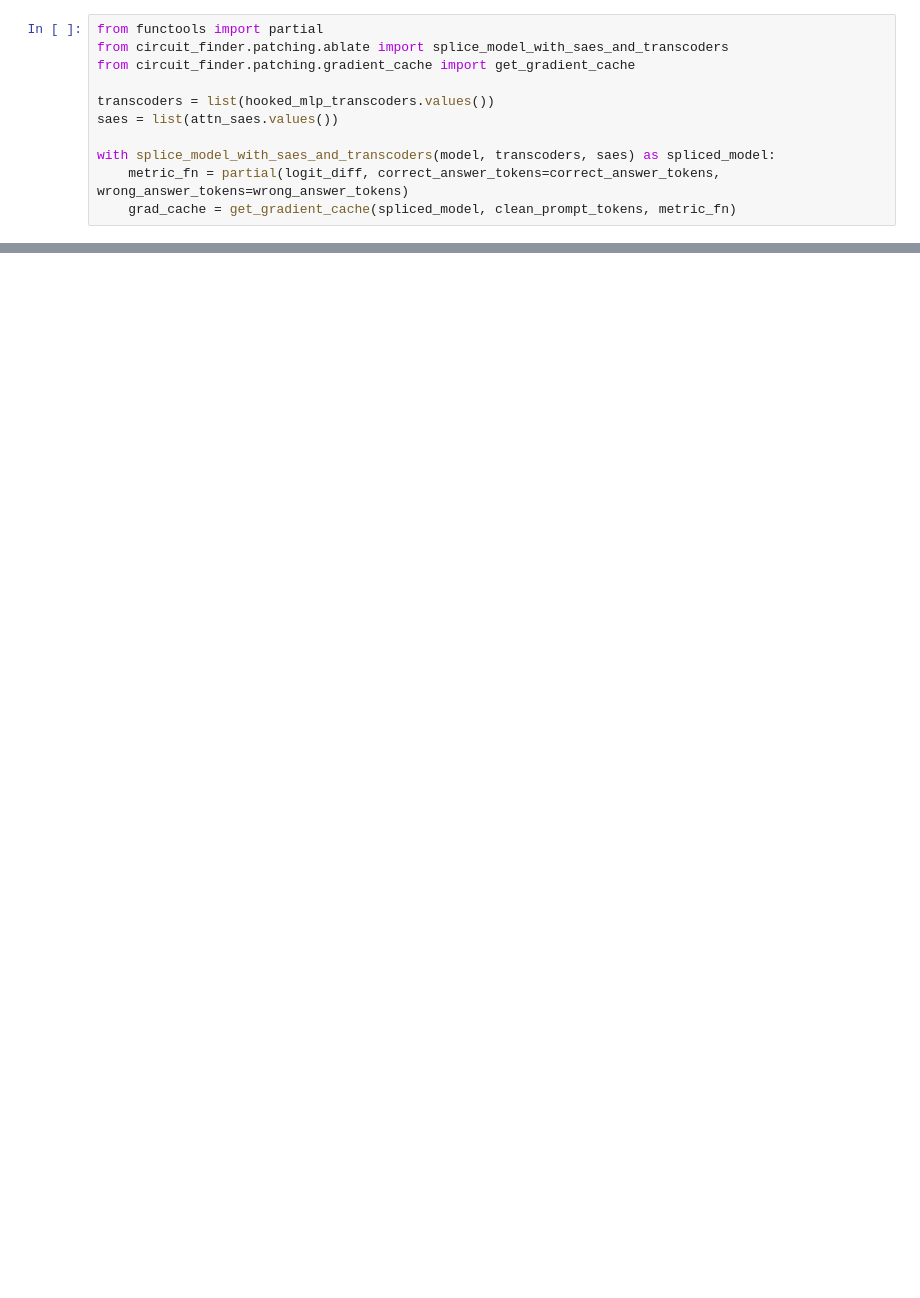
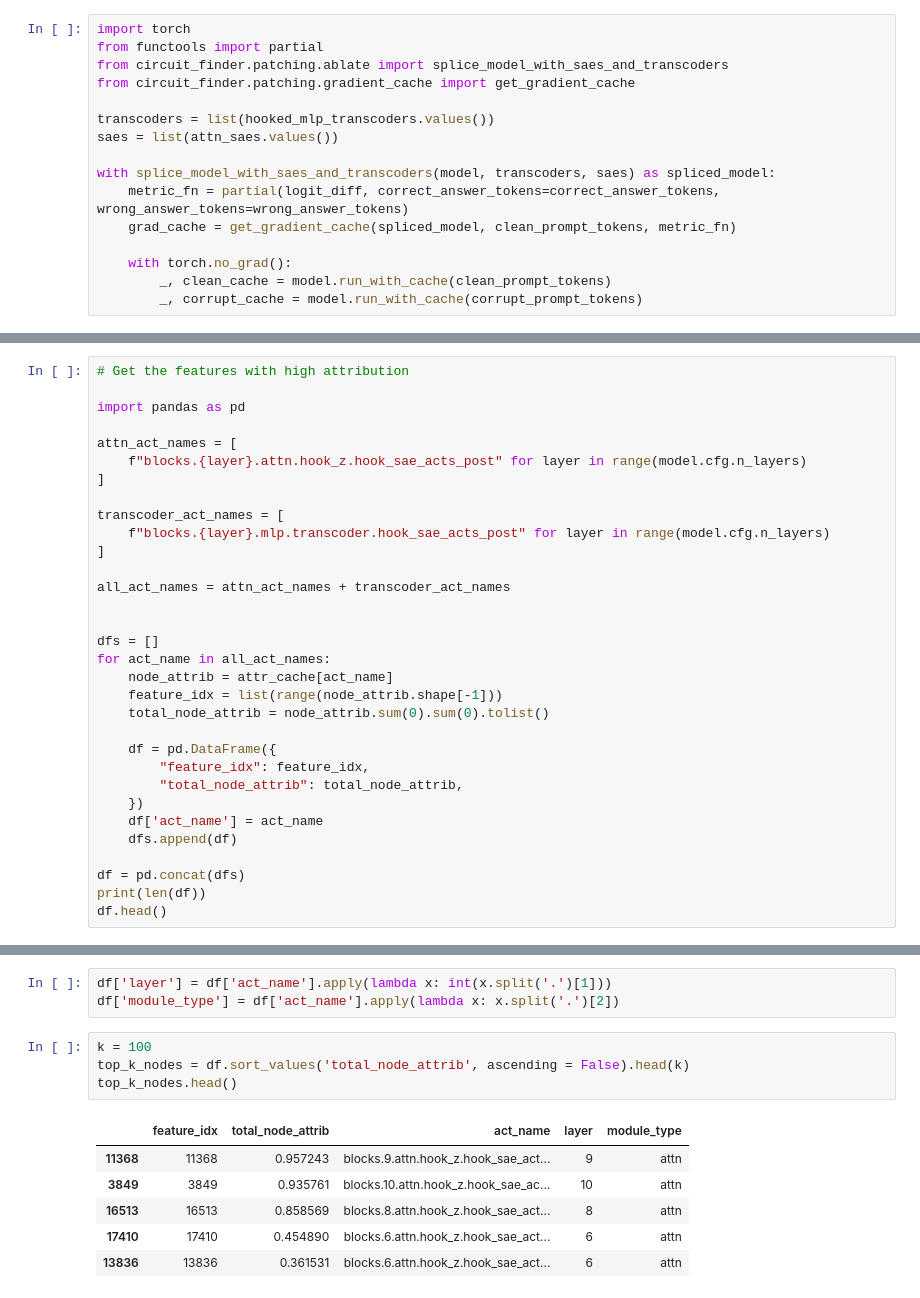
Before and after one commit to dtch1997/circuit-finder, a Jupyter notebook: circuit_finder/experiments/node_attributions.ipynb, the cells around one changed output, grey strips where cells are left out. Saved outputs shown, nothing was run; the diff lists cells and outputs as text; blank space fills up the shorter version.

Commit message:
round out experiment on node attribs

```diff
--- a/circuit_finder/experiments/node_attributions.ipynb
+++ b/circuit_finder/experiments/node_attributions.ipynb
@@ -30,6 +33,7 @@ print(logit_diff(model, clean_prompt_tokens, correct_answer_tokens, wrong_answer
 # %% [output]
 tensor(3.3740, device='cuda:0', grad_fn=<MeanBackward0>)
 # %%
+import torch
 from functools import partial
 from circuit_finder.patching.ablate import splice_model_with_saes_and_transcoders
 from circuit_finder.patching.gradient_cache import get_gradient_cache
@@ -40,3 +44,7 @@ saes = list(attn_saes.values())
 with splice_model_with_saes_and_transcoders(model, transcoders, saes) as spliced_model:
     metric_fn = partial(logit_diff, correct_answer_tokens=correct_answer_tokens, wrong_answer_tokens=wrong_answer_tokens)
     grad_cache = get_gradient_cache(spliced_model, clean_prompt_tokens, metric_fn)
+
+    with torch.no_grad():
+        _, clean_cache = model.run_with_cache(clean_prompt_tokens)
+        _, corrupt_cache = model.run_with_cache(corrupt_prompt_tokens)
@@ -44,0 +68,32 @@ OutOfMemoryError: CUDA out of memory. Tried to allocate 72.00 MiB. GPU
+# %%
+# Get the features with high attribution
+
+import pandas as pd
+
+attn_act_names = [
+    f"blocks.{layer}.attn.hook_z.hook_sae_acts_post" for layer in range(model.cfg.n_layers)
+]
+
+transcoder_act_names = [
+    f"blocks.{layer}.mlp.transcoder.hook_sae_acts_post" for layer in range(model.cfg.n_layers)
+]
+
+all_act_names = attn_act_names + transcoder_act_names
+
+
+dfs = []
+for act_name in all_act_names:
+    node_attrib = attr_cache[act_name]
+    feature_idx = list(range(node_attrib.shape[-1]))
+    total_node_attrib = node_attrib.sum(0).sum(0).tolist()
+
+    df = pd.DataFrame({
+        "feature_idx": feature_idx,
+        "total_node_attrib": total_node_attrib,
+    })
+    df['act_name'] = act_name
+    dfs.append(df)
+
+df = pd.concat(dfs)
+print(len(df))
+df.head()
@@ -44,0 +111,14 @@ OutOfMemoryError: CUDA out of memory. Tried to allocate 72.00 MiB. GPU
+# %%
+df['layer'] = df['act_name'].apply(lambda x: int(x.split('.')[1]))
+df['module_type'] = df['act_name'].apply(lambda x: x.split('.')[2])
+# %%
+k = 100
+top_k_nodes = df.sort_values('total_node_attrib', ascending = False).head(k)
+top_k_nodes.head()
+# %% [output]
+|  | feature_idx | total_node_attrib | act_name | layer | module_type |
+| 11368 | 11368 | 0.957243 | blocks.9.attn.hook_z.hook_sae_act... | 9 | attn |
+| 3849 | 3849 | 0.935761 | blocks.10.attn.hook_z.hook_sae_ac... | 10 | attn |
+| 16513 | 16513 | 0.858569 | blocks.8.attn.hook_z.hook_sae_act... | 8 | attn |
+| 17410 | 17410 | 0.454890 | blocks.6.attn.hook_z.hook_sae_act... | 6 | attn |
+| 13836 | 13836 | 0.361531 | blocks.6.attn.hook_z.hook_sae_act... | 6 | attn |
```
Also changed, not shown: parts of 10 cells of this notebook.
